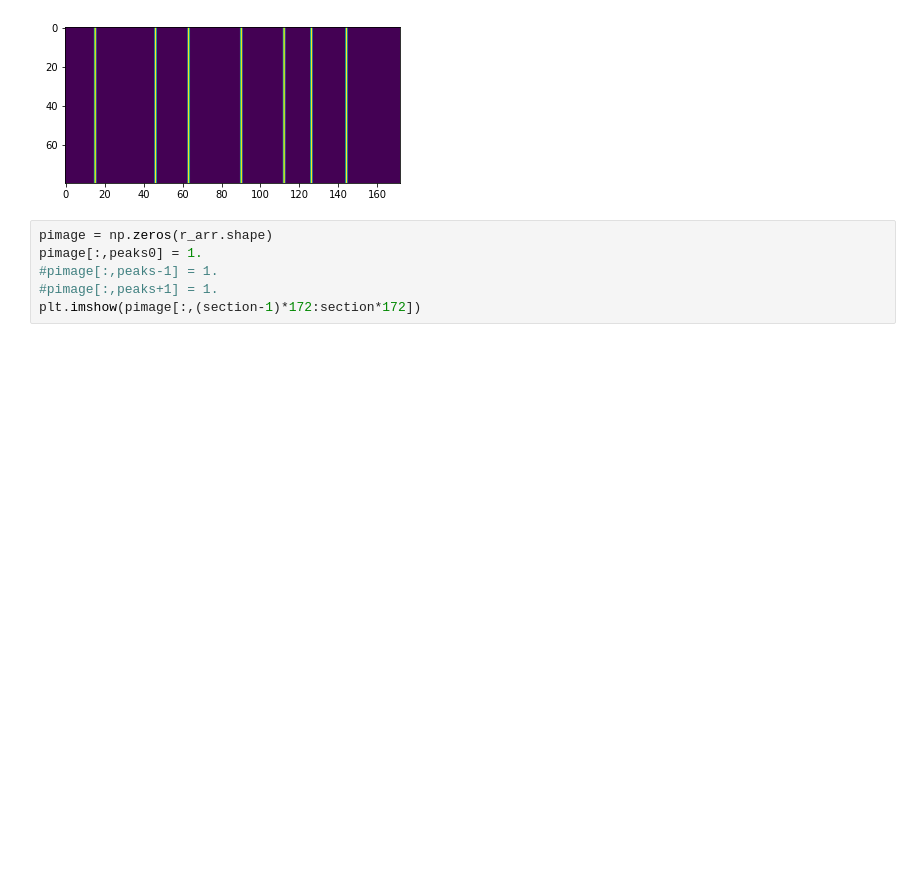
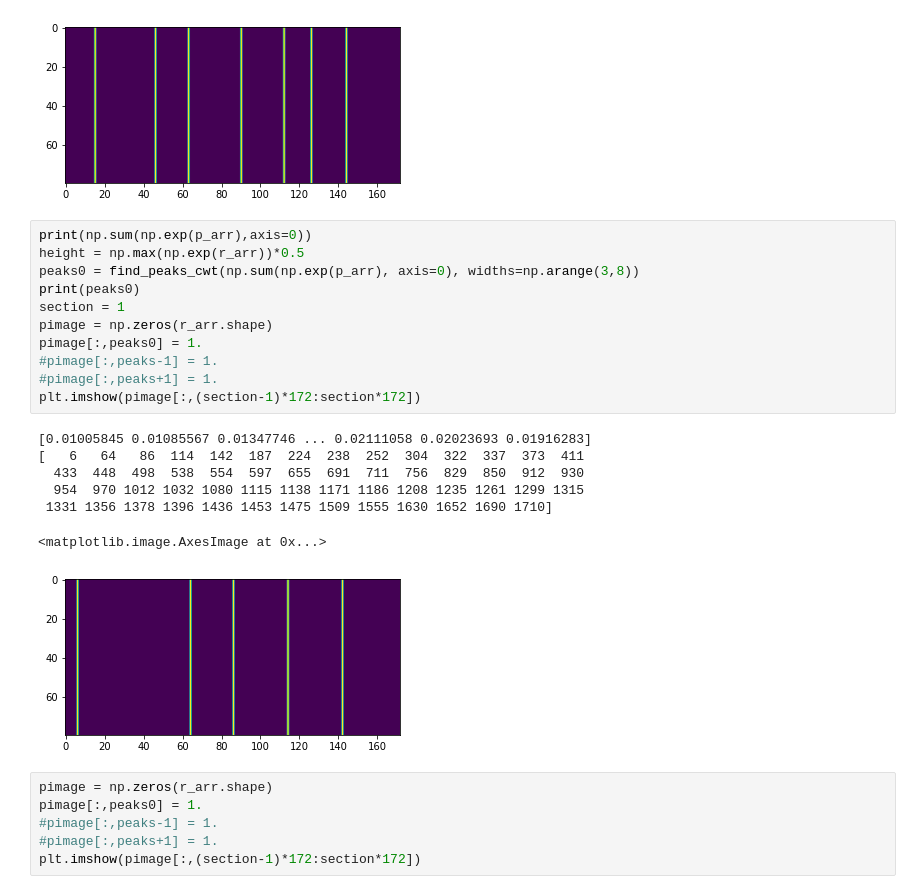
Before and after one commit to jhyau/regnet, a Jupyter notebook: util/scipy peaks.ipynb, the cells around one changed output. Cells and saved outputs as stored; diff of their text form; blank space fills up the shorter version.

```diff
--- a/util/scipy peaks.ipynb
+++ b/util/scipy peaks.ipynb
@@ -37,6 +42,25 @@ plt.imshow(pimage[:,(section-1)*172:section*172])
 # %% [output]
 <matplotlib.image.AxesImage at 0x...>
 [figure]
+# %%
+print(np.sum(np.exp(p_arr),axis=0))
+height = np.max(np.exp(r_arr))*0.5
+peaks0 = find_peaks_cwt(np.sum(np.exp(p_arr), axis=0), widths=np.arange(3,8))
+print(peaks0)
+section = 1
+pimage = np.zeros(r_arr.shape)
+pimage[:,peaks0] = 1.
+#pimage[:,peaks-1] = 1.
+#pimage[:,peaks+1] = 1.
+plt.imshow(pimage[:,(section-1)*172:section*172])
+# %% [output]
+[0.01005845 0.01085567 0.01347746 ... 0.02111058 0.02023693 0.01916283]
+[   6   64   86  114  142  187  224  238  252  304  322  337  373  411
+  433  448  498  538  554  597  655  691  711  756  829  850  912  930
+  954  970 1012 1032 1080 1115 1138 1171 1186 1208 1235 1261 1299 1315
+ 1331 1356 1378 1396 1436 1453 1475 1509 1555 1630 1652 1690 1710]
+<matplotlib.image.AxesImage at 0x...>
+[figure, added]
 # %%
 pimage = np.zeros(r_arr.shape)
 pimage[:,peaks0] = 1.
```
Also changed, not shown: parts of 3 cells of this notebook, 11 other files.
